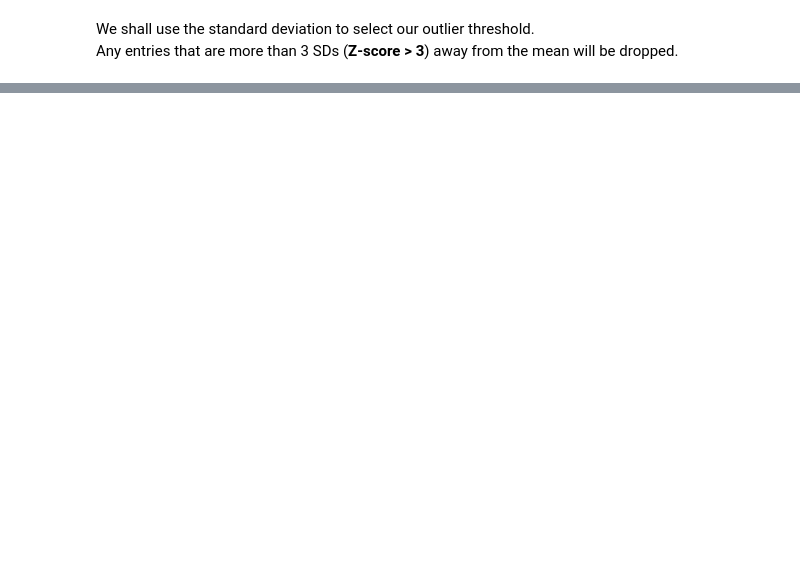
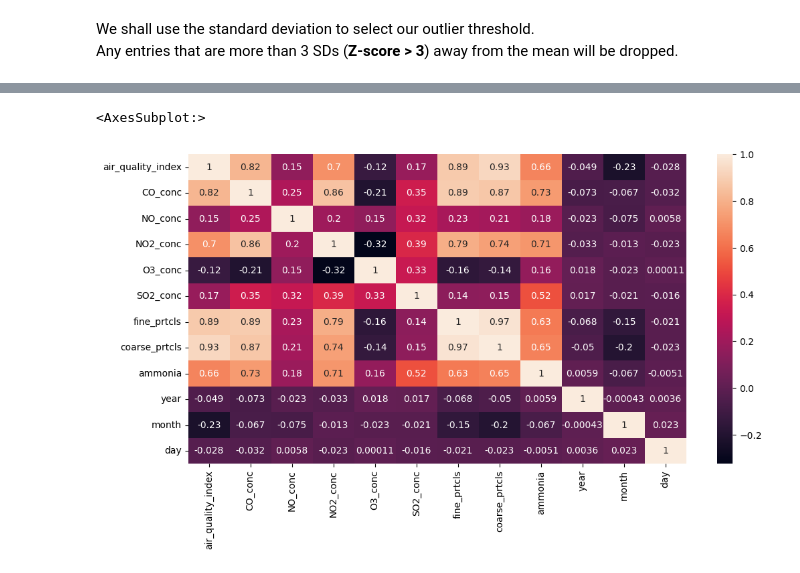
Before and after one commit to CleanAir-Quest/pollution-monitoring, a Jupyter notebook: pollution_data_nairobi.ipynb, the cells around one changed output, grey strips where cells are left out. Cells and saved outputs as stored; diff of their text form; code cells hidden in the pictures; blank space fills up the shorter version.

```diff
--- a/pollution_data_nairobi.ipynb
+++ b/pollution_data_nairobi.ipynb
@@ -242,0 +254,6 @@ plt.show()
+# %%
+plt.figure(figsize=(12,6))
+sns.heatmap(filtered_air_pollution_df.corr(),annot=True)
+# %% [output]
+<AxesSubplot:>
+[figure, added]
```
Also changed, not shown: parts of 38 cells of this notebook.
